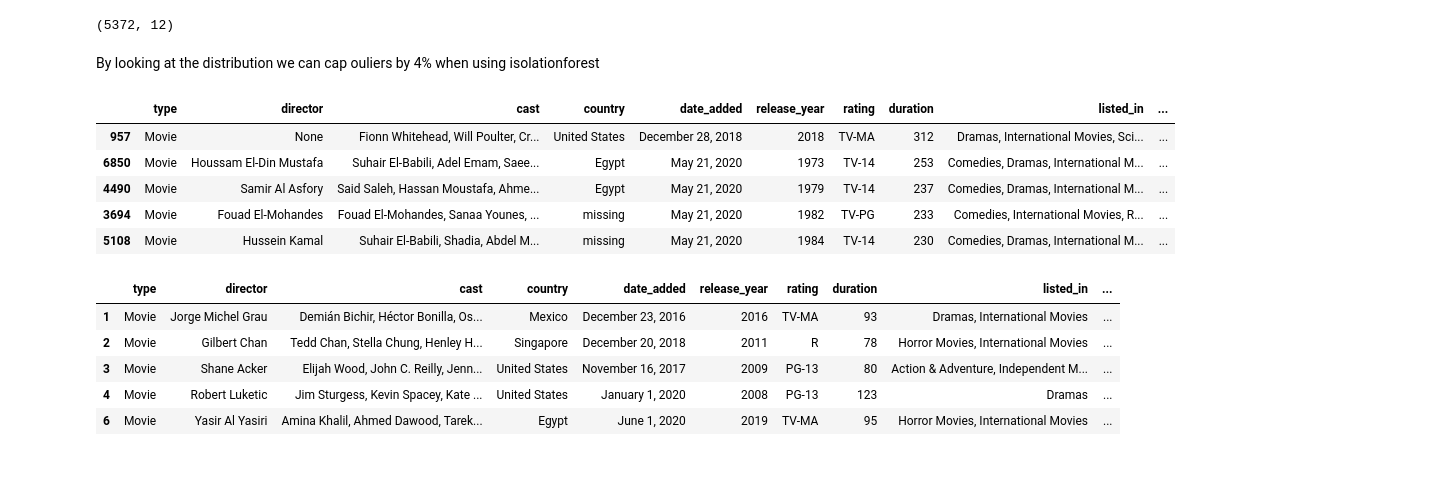
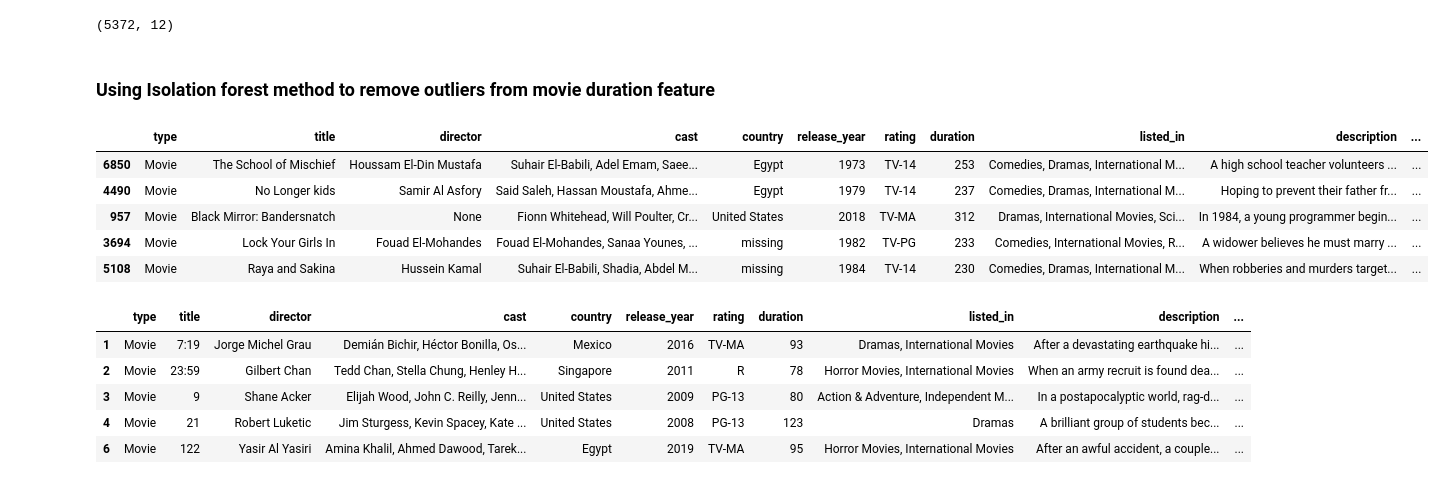
Before and after one commit to MohdSharik99/NETFLIX_MOVIES_AND_TV_SHOWS_CLUSTERING, a Jupyter notebook: NETFLIX_MOVIES_AND_TV_SHOWS_CLUSTERING.ipynb, the cells around one changed output. Saved outputs shown, nothing was run; the diff lists cells and outputs as text; code cells hidden in the pictures.

```diff
--- a/NETFLIX_MOVIES_AND_TV_SHOWS_CLUSTERING.ipynb
+++ b/NETFLIX_MOVIES_AND_TV_SHOWS_CLUSTERING.ipynb
@@ -63,6 +111,9 @@ warnings.filterwarnings('ignore')
 # %%
 #loading the dataset
-df =  pd.read_csv('/content/drive/MyDrive/Alma better/NETFLIX MOVIES AND TV SHOWS CLUSTERING.csv')
+initial_df =  pd.read_csv('/content/drive/MyDrive/Alma better/NETFLIX MOVIES AND TV SHOWS CLUSTERING.csv')
+# %%
+# copying this dataset
+df = initial_df.copy()
 # %%
 # head of the data
 df.head()
@@ -164,3 +198,3 @@ df.describe(include = ['category', 'object']).transpose()
 # %%
 # Droping the show_id column
-df = df.drop(['show_id', 'title'], axis =1)
+df = df.drop(['show_id'], axis =1)
@@ -222,4 +296,5 @@ def func_1(x):
 # Getting the year added column by applying above function
 df['month_added'] = df['date_added'].apply(func_1)
 df['year_added']  = df['date_added'].apply(lambda x : x.split()[-1])
-df.drop('date_added', axis =1)
+df['release_year']  = df['release_year'].astype(str)
+df = df.drop('date_added', axis =1)
@@ -670,38 +756,41 @@ plt.show()
 movie_df.shape
 # %% [output]
 (5372, 12)
-# %% [markdown]
-By looking at the distribution we can cap ouliers by 4% when using isolationforest
+# %% [markdown]
+### Using Isolation forest method to remove outliers from movie duration feature
 # %%
 # importing isolationForest
 from sklearn.ensemble import IsolationForest
 
-isolation_forest = IsolationForest(n_estimators = 100, contamination = 0.04)
-isolation_forest.fit(movie_df['duration'].values.reshape(-1,1))
-movie_df['anomaly_score'] = isolation_forest.decision_function(movie_df['duration'].values.reshape(-1,1))
-movie_df['-1 if outlier'] = isolation_forest.predict(movie_df['duration'].values.reshape(-1,1))
+
+movie_df1 = movie_df.copy()
+
+isolation_forest = IsolationForest(n_estimators = 100, contamination = 0.04, random_state = 42)
+isolation_forest.fit(movie_df1['duration'].values.reshape(-1,1))
+movie_df1['anomaly_score'] = isolation_forest.decision_function(movie_df1['duration'].values.reshape(-1,1))
+movie_df1['-1 if outlier'] = isolation_forest.predict(movie_df1['duration'].values.reshape(-1,1))
 
 # printing head of the dataset
-movie_df.sort_values('anomaly_score').head()
+movie_df1.sort_values('anomaly_score').head()
 # %% [output]
-|  | type | director | cast | country | date_added | release_year | rating | duration | listed_in | ... |
-| 957 | Movie | None | Fionn Whitehead, Will Poulter, Cr... | United States | December 28, 2018 | 2018 | TV-MA | 312 | Dramas, International Movies, Sci... | ... |
-| 6850 | Movie | Houssam El-Din Mustafa | Suhair El-Babili, Adel Emam, Saee... | Egypt | May 21, 2020 | 1973 | TV-14 | 253 | Comedies, Dramas, International M... | ... |
-| 4490 | Movie | Samir Al Asfory | Said Saleh, Hassan Moustafa, Ahme... | Egypt | May 21, 2020 | 1979 | TV-14 | 237 | Comedies, Dramas, International M... | ... |
-| 3694 | Movie | Fouad El-Mohandes | Fouad El-Mohandes, Sanaa Younes, ... | missing | May 21, 2020 | 1982 | TV-PG | 233 | Comedies, International Movies, R... | ... |
-| 5108 | Movie | Hussein Kamal | Suhair El-Babili, Shadia, Abdel M... | missing | May 21, 2020 | 1984 | TV-14 | 230 | Comedies, Dramas, International M... | ... |
+|  | type | title | director | cast | country | release_year | rating | duration | listed_in | description | ... |
+| 6850 | Movie | The School of Mischief | Houssam El-Din Mustafa | Suhair El-Babili, Adel Emam, Saee... | Egypt | 1973 | TV-14 | 253 | Comedies, Dramas, International M... | A high school teacher volunteers ... | ... |
+| 4490 | Movie | No Longer kids | Samir Al Asfory | Said Saleh, Hassan Moustafa, Ahme... | Egypt | 1979 | TV-14 | 237 | Comedies, Dramas, International M... | Hoping to prevent their father fr... | ... |
+| 957 | Movie | Black Mirror: Bandersnatch | None | Fionn Whitehead, Will Poulter, Cr... | United States | 2018 | TV-MA | 312 | Dramas, International Movies, Sci... | In 1984, a young programmer begin... | ... |
+| 3694 | Movie | Lock Your Girls In | Fouad El-Mohandes | Fouad El-Mohandes, Sanaa Younes, ... | missing | 1982 | TV-PG | 233 | Comedies, International Movies, R... | A widower believes he must marry ... | ... |
+| 5108 | Movie | Raya and Sakina | Hussein Kamal | Suhair El-Babili, Shadia, Abdel M... | missing | 1984 | TV-14 | 230 | Comedies, Dramas, International M... | When robberies and murders target... | ... |
 # %%
 # creating a new dataframe with no outliers
-movie_df = movie_df[movie_df['-1 if outlier'] == 1]
-movie_df_updated = movie_df.drop(['anomaly_score', '-1 if outlier'], axis = 1)
+movie_df1 = movie_df1[movie_df1['-1 if outlier'] == 1]
+movie_df_updated = movie_df1.drop(['anomaly_score', '-1 if outlier'], axis = 1)
 movie_df_updated.head()
 # %% [output]
-|  | type | director | cast | country | date_added | release_year | rating | duration | listed_in | ... |
-| 1 | Movie | Jorge Michel Grau | Demián Bichir, Héctor Bonilla, Os... | Mexico | December 23, 2016 | 2016 | TV-MA | 93 | Dramas, International Movies | ... |
-| 2 | Movie | Gilbert Chan | Tedd Chan, Stella Chung, Henley H... | Singapore | December 20, 2018 | 2011 | R | 78 | Horror Movies, International Movies | ... |
-| 3 | Movie | Shane Acker | Elijah Wood, John C. Reilly, Jenn... | United States | November 16, 2017 | 2009 | PG-13 | 80 | Action & Adventure, Independent M... | ... |
-| 4 | Movie | Robert Luketic | Jim Sturgess, Kevin Spacey, Kate ... | United States | January 1, 2020 | 2008 | PG-13 | 123 | Dramas | ... |
-| 6 | Movie | Yasir Al Yasiri | Amina Khalil, Ahmed Dawood, Tarek... | Egypt | June 1, 2020 | 2019 | TV-MA | 95 | Horror Movies, International Movies | ... |
+|  | type | title | director | cast | country | release_year | rating | duration | listed_in | description | ... |
+| 1 | Movie | 7:19 | Jorge Michel Grau | Demián Bichir, Héctor Bonilla, Os... | Mexico | 2016 | TV-MA | 93 | Dramas, International Movies | After a devastating earthquake hi... | ... |
+| 2 | Movie | 23:59 | Gilbert Chan | Tedd Chan, Stella Chung, Henley H... | Singapore | 2011 | R | 78 | Horror Movies, International Movies | When an army recruit is found dea... | ... |
+| 3 | Movie | 9 | Shane Acker | Elijah Wood, John C. Reilly, Jenn... | United States | 2009 | PG-13 | 80 | Action & Adventure, Independent M... | In a postapocalyptic world, rag-d... | ... |
+| 4 | Movie | 21 | Robert Luketic | Jim Sturgess, Kevin Spacey, Kate ... | United States | 2008 | PG-13 | 123 | Dramas | A brilliant group of students bec... | ... |
+| 6 | Movie | 122 | Yasir Al Yasiri | Amina Khalil, Ahmed Dawood, Tarek... | Egypt | 2019 | TV-MA | 95 | Horror Movies, International Movies | After an awful accident, a couple... | ... |
 # %%
 # let's see what changes we have made in the distribution
 
```
Also changed, not shown: parts of 94 cells of this notebook.
